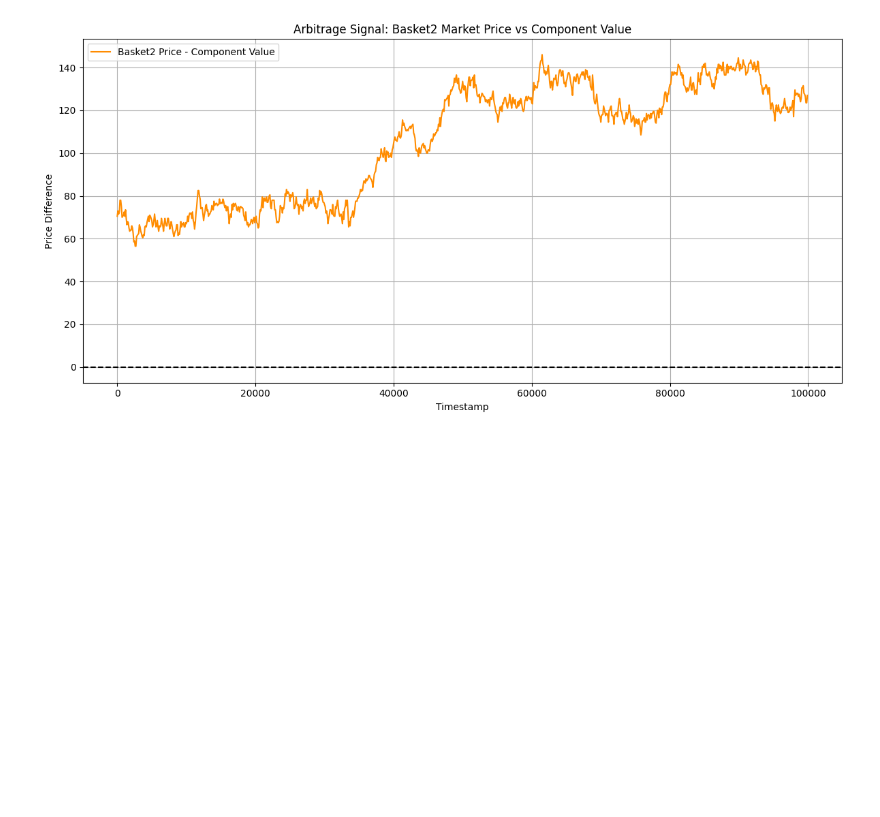
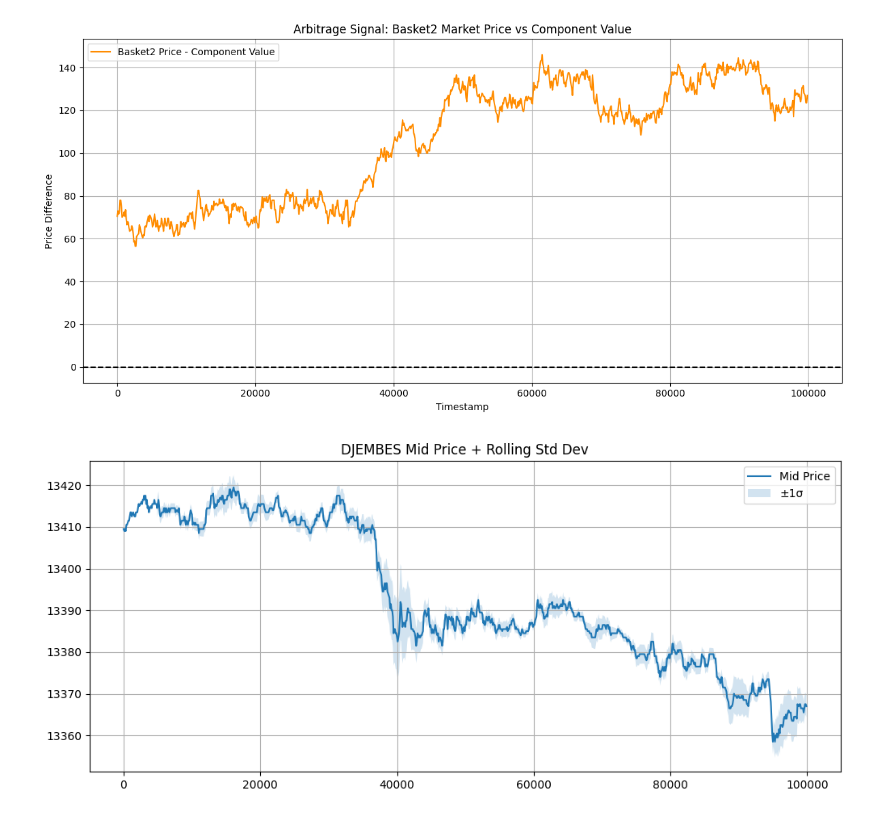
Before and after one commit to Advay-K1/IMC_Prosperity, a Jupyter notebook: analysis/round2/picnic_round2.ipynb, the cells around one changed output. Saved outputs shown, nothing was run; the diff lists cells and outputs as text; code cells hidden in the pictures; blank space fills up the shorter version.

```diff
--- a/analysis/round2/picnic_round2.ipynb
+++ b/analysis/round2/picnic_round2.ipynb
@@ -148,3 +148,28 @@ plt.tight_layout()
 plt.show()
 # %% [output]
 [figure]
+# %%
+import pandas as pd
+import numpy as np
+import matplotlib.pyplot as plt
+from statsmodels.tsa.stattools import adfuller
+
+djembe_df = df[df["product"] == "DJEMBES"].copy()
+djembe_df["timestamp"] = pd.to_numeric(djembe_df["timestamp"], errors="coerce")
+djembe_df["mid_price"] = pd.to_numeric(djembe_df["mid_price"], errors="coerce")
+djembe_df.dropna(subset=["mid_price"], inplace=True)
+# %%
+djembe_df["rolling_std"] = djembe_df["mid_price"].rolling(window=50).std()
+
+plt.figure(figsize=(12, 5))
+plt.plot(djembe_df["timestamp"], djembe_df["mid_price"], label="Mid Price")
+plt.fill_between(djembe_df["timestamp"],
+                 djembe_df["mid_price"] - djembe_df["rolling_std"],
+                 djembe_df["mid_price"] + djembe_df["rolling_std"],
+                 alpha=0.2, label="±1σ")
+plt.title("DJEMBES Mid Price + Rolling Std Dev")
+plt.legend()
+plt.grid()
+plt.show()
+# %% [output]
+[figure, added]
```
Also changed, not shown: parts of 3 cells of this notebook, 3 other files.
